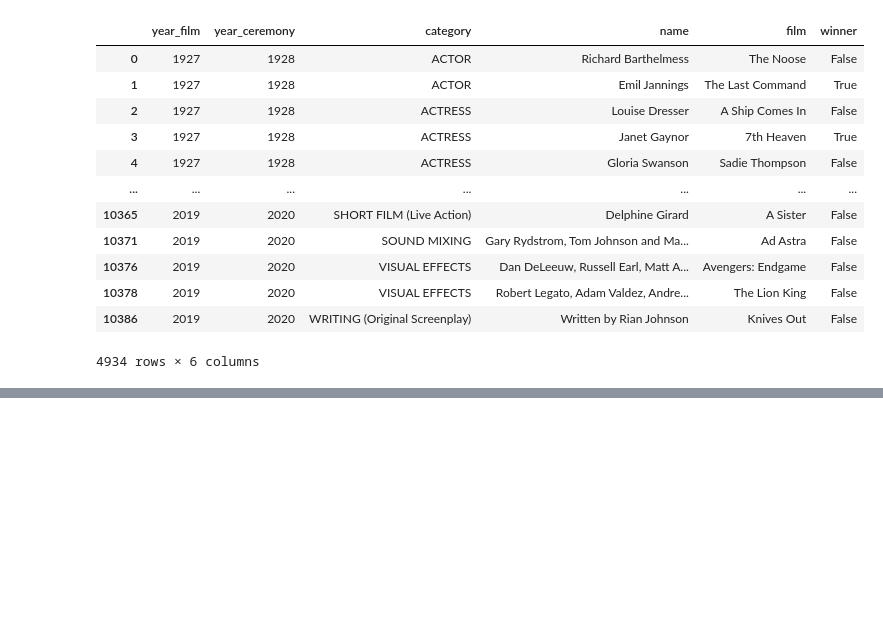
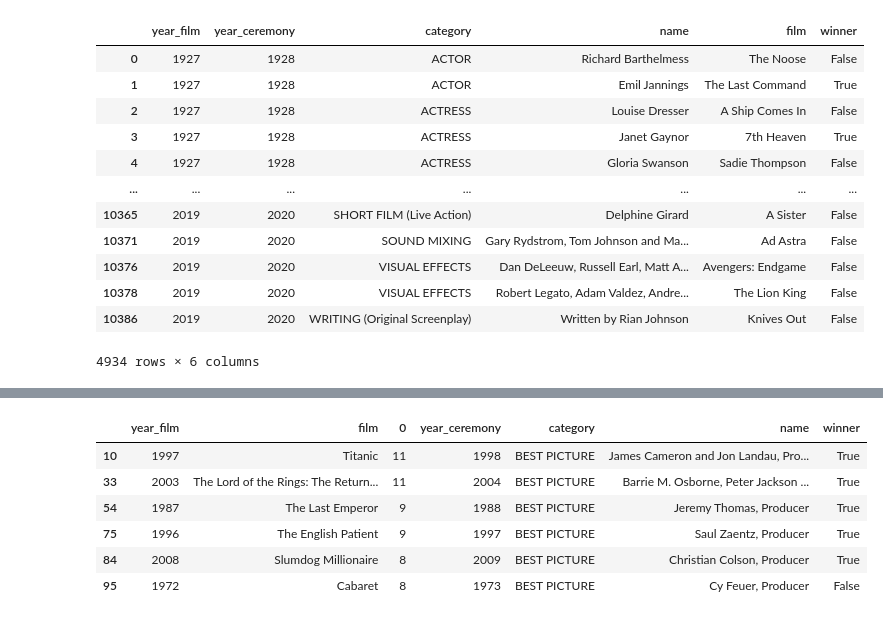
Before and after one commit to c-eggensperger/UCDPA_Oscar-Movie-Ratings, a Jupyter notebook: Oscar Movie Ratings Analysis.ipynb, the cells around one changed output, grey strips where cells are left out. Drawn from its saved outputs; the diff is of its cells as text; code cells hidden in the pictures; blank space fills up the shorter version.

```diff
--- a/Oscar Movie Ratings Analysis.ipynb
+++ b/Oscar Movie Ratings Analysis.ipynb
@@ -157,0 +226,10 @@ unique_movies.dropna()
+# %%
+top10[top10["category"] == "BEST PICTURE"]
+# %% [output]
+|  | year_film | film | 0 | year_ceremony | category | name | winner |
+| 10 | 1997 | Titanic | 11 | 1998 | BEST PICTURE | James Cameron and Jon Landau, Pro... | True |
+| 33 | 2003 | The Lord of the Rings: The Return... | 11 | 2004 | BEST PICTURE | Barrie M. Osborne, Peter Jackson ... | True |
+| 54 | 1987 | The Last Emperor | 9 | 1988 | BEST PICTURE | Jeremy Thomas, Producer | True |
+| 75 | 1996 | The English Patient | 9 | 1997 | BEST PICTURE | Saul Zaentz, Producer | True |
+| 84 | 2008 | Slumdog Millionaire | 8 | 2009 | BEST PICTURE | Christian Colson, Producer | True |
+| 95 | 1972 | Cabaret | 8 | 1973 | BEST PICTURE | Cy Feuer, Producer | False |
```
Also changed, not shown: parts of 8 cells of this notebook.
